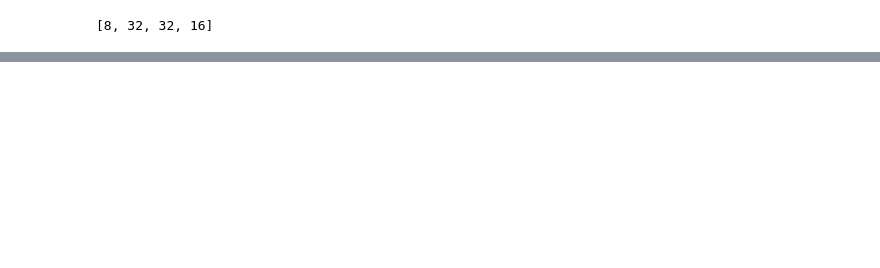
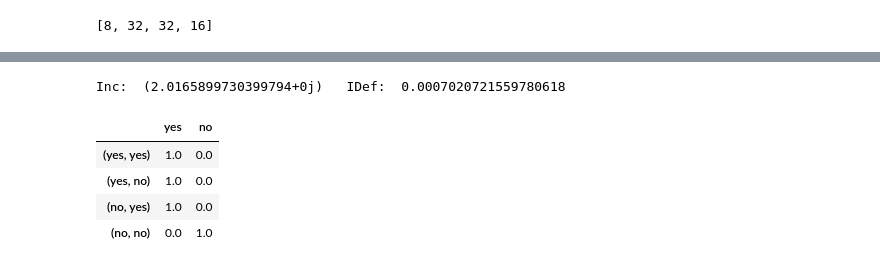
Before and after one commit to orichardson/pdg-expts, a Jupyter notebook: code/scratch/pgmpy-exploring.ipynb, the cells around one changed output, grey strips where cells are left out. Saved outputs shown, nothing was run; the diff lists cells and outputs as text; code cells hidden in the pictures; blank space fills up the shorter version.

```diff
--- a/code/scratch/pgmpy-exploring.ipynb
+++ b/code/scratch/pgmpy-exploring.ipynb
@@ -185,0 +291,7 @@ var elim2        [2.500e-04 4.950e-03 4.750e-03 4.901e-01 2.500e-04 4.950e-03 4.
+# %%
+np.set_printoptions(precision=3)
+
+gamma1 = ip.cccp_opt_joint(alarm_PDG, 0, max_iters=40)
+
+print('fg (dropjoint)\t', alarm_PDG.to_FG(drop_joints=True).dist[VV].to_numpy().reshape(-1))
+print('gamma=1 \t', gamma1[VV].to_numpy().reshape(-1))
@@ -185,0 +325,13 @@ var elim2        [2.500e-04 4.950e-03 4.750e-03 4.901e-01 2.500e-04 4.950e-03 4.
+# %%
+print("Inc: ", alarm_PDG.Inc(gamma1), "\tIDef: ", alarm_PDG.IDef(gamma1))
+# alarm_PDG[alarm_PDG.vars['either'] | alarm_PDG.vars['lung'] & alarm_PDG.vars['tub']]
+# %% [output]
+Inc:  (2.0165899730399794+0j)   IDef:  0.0007020721559780618
+# %%
+gamma1[alarm_PDG.vars['either'] | alarm_PDG.vars['lung'],alarm_PDG.vars['tub']]
+# %% [output]
+|  | yes | no |
+| (yes, yes) | 1.0 | 0.0 |
+| (yes, no) | 1.0 | 0.0 |
+| (no, yes) | 1.0 | 0.0 |
+| (no, no) | 0.0 | 1.0 |
```
Also changed, not shown: parts of 19 cells of this notebook, 4 other files.
